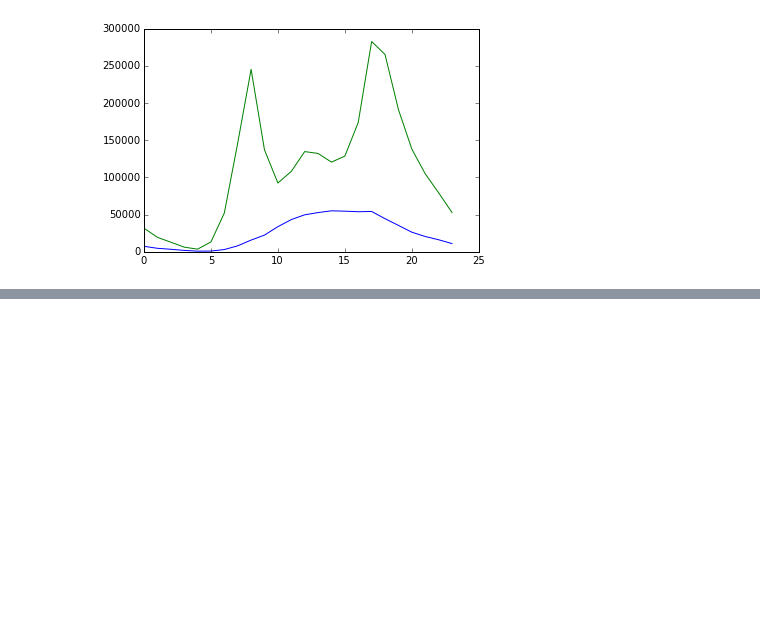
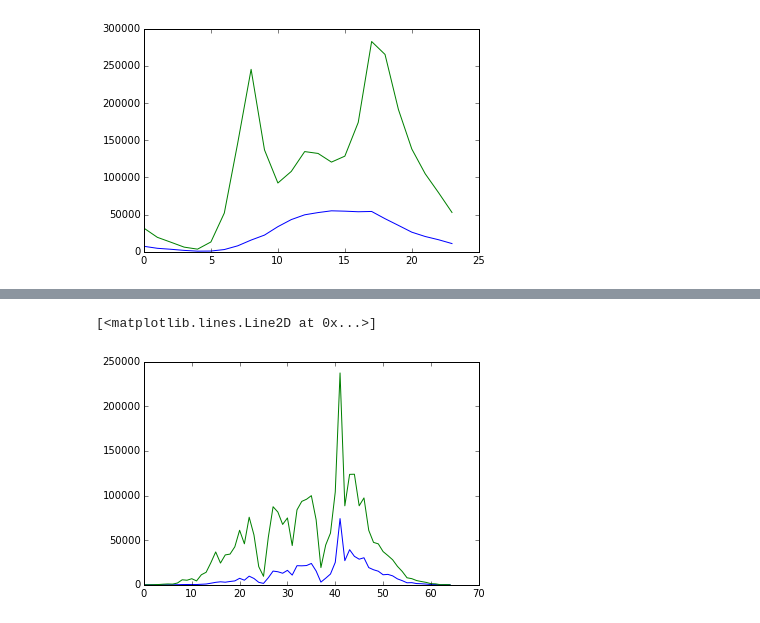
Before and after one commit to williamsnichols/DAT_20_Students, a Jupyter notebook: EVCinNYC/Assigment4/Assignment4_part2.ipynb, the cells around one changed output, grey strips where cells are left out. Saved outputs shown, nothing was run; the diff lists cells and outputs as text; code cells hidden in the pictures; blank space fills up the shorter version.

```diff
--- a/EVCinNYC/Assigment4/Assignment4_part2.ipynb
+++ b/EVCinNYC/Assigment4/Assignment4_part2.ipynb
@@ -134,0 +249,9 @@ plt.plot(sumbikehrs.registered, label="registered")
+# %%
+bikeatemp = data.groupby('atemp')
+sumbikeatemp = bikeatemp.sum()
+plt.plot(sumbikeatemp.casual)
+plt.plot(sumbikeatemp.registered)
+#The warmer the air temperature, the more riders - but drops off when hit 90 degrees (45 degreeson the chart)
+# %% [output]
+[<matplotlib.lines.Line2D at 0x...>]
+[figure, added]
```
Also changed, not shown: parts of 17 cells of this notebook.
